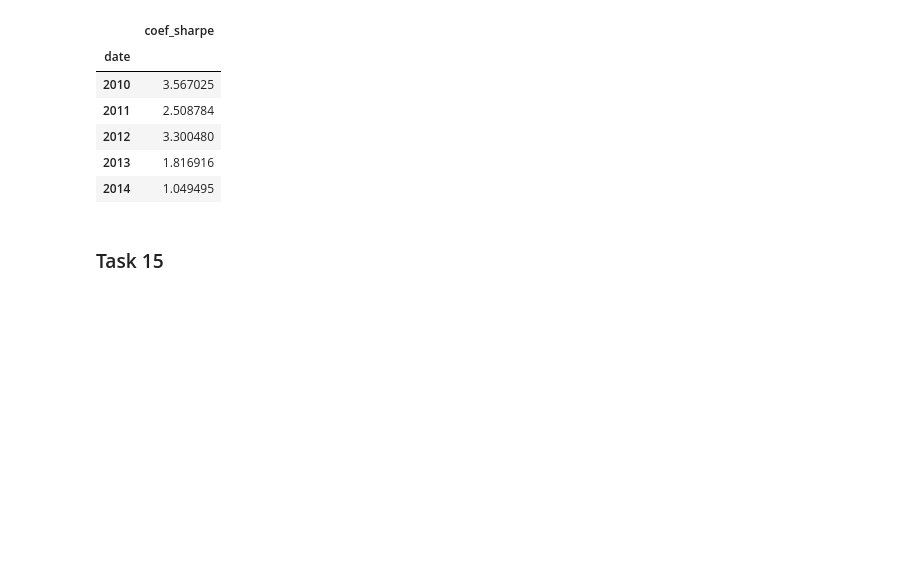
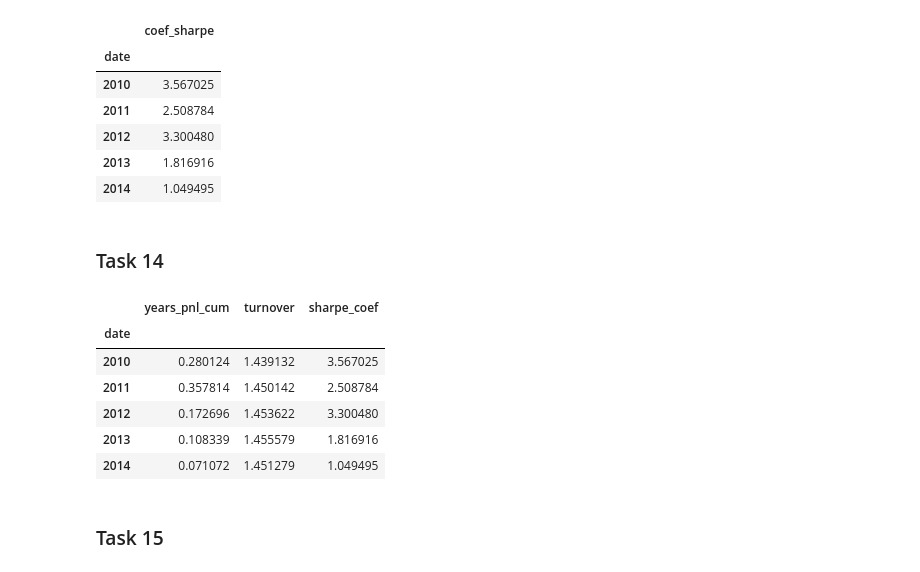
Before and after one commit to ChingisBadmaev/sirius_university, a Jupyter notebook: finding_alphas/task_list_1/main.ipynb, the cells around one changed output. Saved outputs shown, nothing was run; the diff lists cells and outputs as text; code cells hidden in the pictures; blank space fills up the shorter version.

Commit message:
added task 14, alphastats (without drawdown)

```diff
--- a/finding_alphas/task_list_1/main.ipynb
+++ b/finding_alphas/task_list_1/main.ipynb
@@ -330,6 +330,25 @@ coef_sharpe
 | 2012 | 3.300480 |
 | 2013 | 1.816916 |
 | 2014 | 1.049495 |
+# %% [markdown]
+### Task 14
+# %%
+def alpha_stats(data_returns, alpha):
+    returns_table = pd.DataFrame()
+    returns_table['years_pnl_cum'] = get_pnl(data_returns.iloc[1:], alpha, 1)
+    returns_table['turnover'] = turnover(alpha)
+    returns_table['sharpe_coef'] = get_sharpe_coef(get_pnl(data_returns.iloc[1:], alpha)['pnl'])
+    return returns_table
+# %%
+alpha_stats(data_returns, alpha_revers)
+# %% [output]
+|  | years_pnl_cum | turnover | sharpe_coef |
+| date |  |  |  |
+| 2010 | 0.280124 | 1.439132 | 3.567025 |
+| 2011 | 0.357814 | 1.450142 | 2.508784 |
+| 2012 | 0.172696 | 1.453622 | 3.300480 |
+| 2013 | 0.108339 | 1.455579 | 1.816916 |
+| 2014 | 0.071072 | 1.451279 | 1.049495 |
 # %% [markdown]
 ### Task 15
 # %%
```
Also changed, not shown: parts of 1 cell of this notebook.
